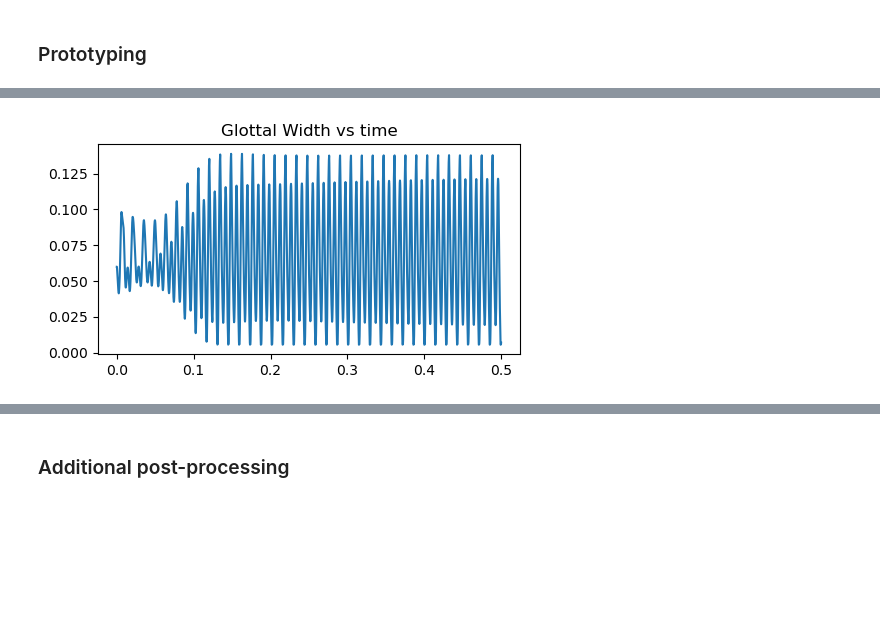
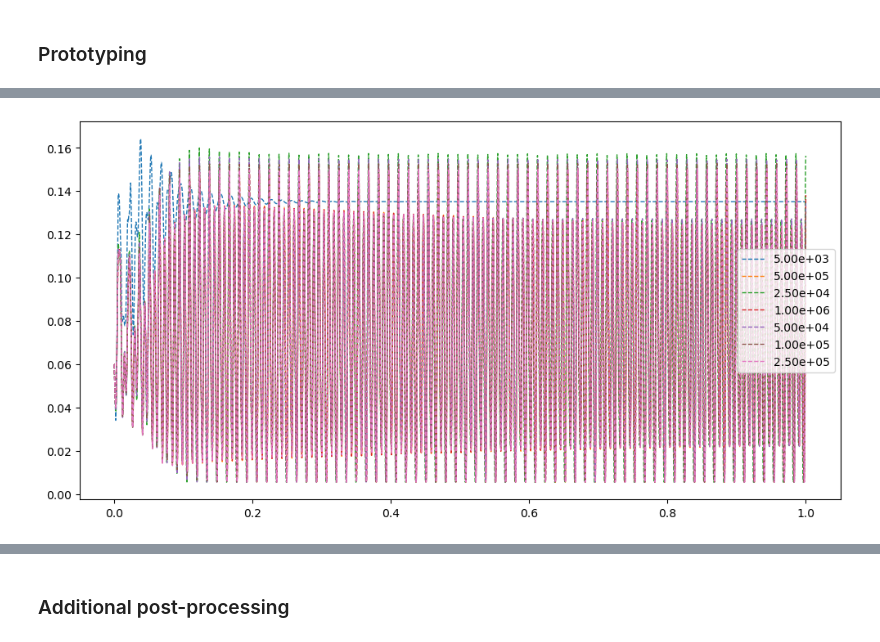
Before and after one commit to UWFluidFlowPhysicsGroup/vf-swelling-fiber, a Jupyter notebook: scar2D.ipynb, the cells around one changed output, grey strips where cells are left out. Drawn from its saved outputs; the diff is of its cells as text; code cells hidden in the pictures; blank space fills up the shorter version.

Commit message:
Rebuilt scar tissue meshes to reduce cover thickness to 0.5cm to match original simulations. Edited scar2D jupyter notebook to process variables

```diff
--- a/scar2D.ipynb
+++ b/scar2D.ipynb
@@ -351,52 +379,36 @@ plt.show()
 # %%
 # Plotting using matplotlib library, library available at
 # https://matplotlib.org/stable/tutorials/pyplot.html#sphx-glr-tutorials-pyplot-py
 
-param = PARAMS_DEFAULT
-t = SIGNALS[param.to_str()+'/time.t']
-gw = SIGNALS[param.to_str()+'/time.gw']
-
-## Von Mises Stresses
-
-## SPL
-
-## Contact Pressure
+# Plot glottal width of all cases
+n_plots = len(case_names)
 
 # Create total plot, dimensions are length, width
 plt.figure(figsize=(12, 6))
-
-# Create subplots for displaying info
-# subplot needs 3 digits, first 2 is x by y plot structuring, 3rd digit is plot order
-
-## Glottal Width over Time
-plt.subplot(221)
-plt.title("Glottal Width vs time")
-plt.plot(t,gw)
-
-# ##
-# plt.subplot(222)
-# plt.title("pressure vs time")
-# plt.plot(t,gw)
-
-# ##
-# plt.subplot(223)
-# plt.title("Glottal gap vs time")
-# plt.plot(t,gw)
-
-# ##
-# plt.subplot(224)
-# plt.title("Glottal gap vs time")
-# plt.plot(t,gw)
+legend = []
 
 
+for case_name in tqdm(case_names):
+    t = SIGNALS[case_name+'/time.t']
+    gw = SIGNALS[case_name+'/time.gw']
+    # getting scar parameter
+    escar = scarV2.ExpParam(case_name)['Escar']
 
-# # Plotting Values using matplotlib
-# fig, ax = plt.subplots()
+    # Converts escar format to scientific notation and saves for legend
+    legend.append(f"{escar:.2e}")
+    # Create subplots for displaying info
+    # subplot needs 3 digits, first 2 is x by y plot structuring, 3rd digit is plot order
+    # currently overlays everything on same plot
+    plt.subplot()
+    plt.title("")
+    # plt.legend(scarV2.ExpParam(case_names)['Escar'])
+    plt.plot(t, gw, linewidth=1, linestyle="--")
 
-# ax.add_subplot(2,2,1)
-# ax.plot(t, y)
-# ax.set_aspect('equal')
-# ax.set_title("Glottal Gap over Time")
+    # can also process baseline sims from here by referring to out/baseline/postprocess.h5
+    # Export time and y values to csv file for easier comparison elsewhere
+    df = pd.DataFrame({"glottal gap" : gw, "time" : t})
+    df.to_csv(FIG_DIR + "/glottal_gap"+str(escar)+".csv", index=False)
+plt.legend(legend, loc='right')
 plt.show()
 # %% [output]
-[figure, old version]
+[figure, new version]
```
Also changed, not shown: parts of 24 cells of this notebook, 36 other files.
